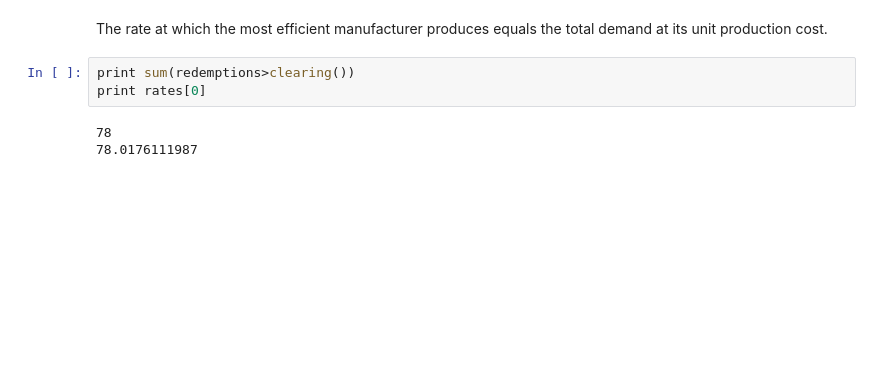
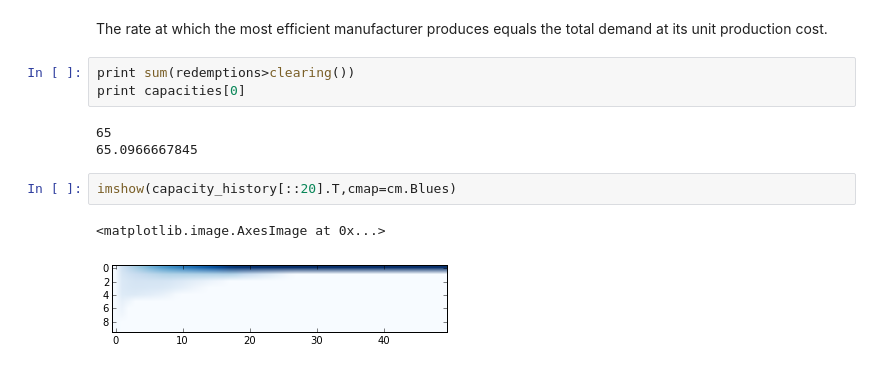
Before and after one commit to tmbdev-teaching/teaching-simso, a Jupyter notebook: 32-manufacturing-efficiency-and-markets.ipynb, the cells around one changed output. Drawn from its saved outputs; the diff is of its cells as text; blank space fills up the shorter version.

```diff
--- a/32-manufacturing-efficiency-and-markets.ipynb
+++ b/32-manufacturing-efficiency-and-markets.ipynb
@@ -89,7 +111,12 @@ print clearing()
 The rate at which the most efficient manufacturer produces equals the total demand at its unit production cost.
 # %%
 print sum(redemptions>clearing())
-print rates[0]
+print capacities[0]
 # %% [output]
-78
-78.0176111987
+65
+65.0966667845
+# %%
+imshow(capacity_history[::20].T,cmap=cm.Blues)
+# %% [output]
+<matplotlib.image.AxesImage at 0x...>
+[figure, added]
```
Also changed, not shown: parts of 18 cells of this notebook, 2 other files.
